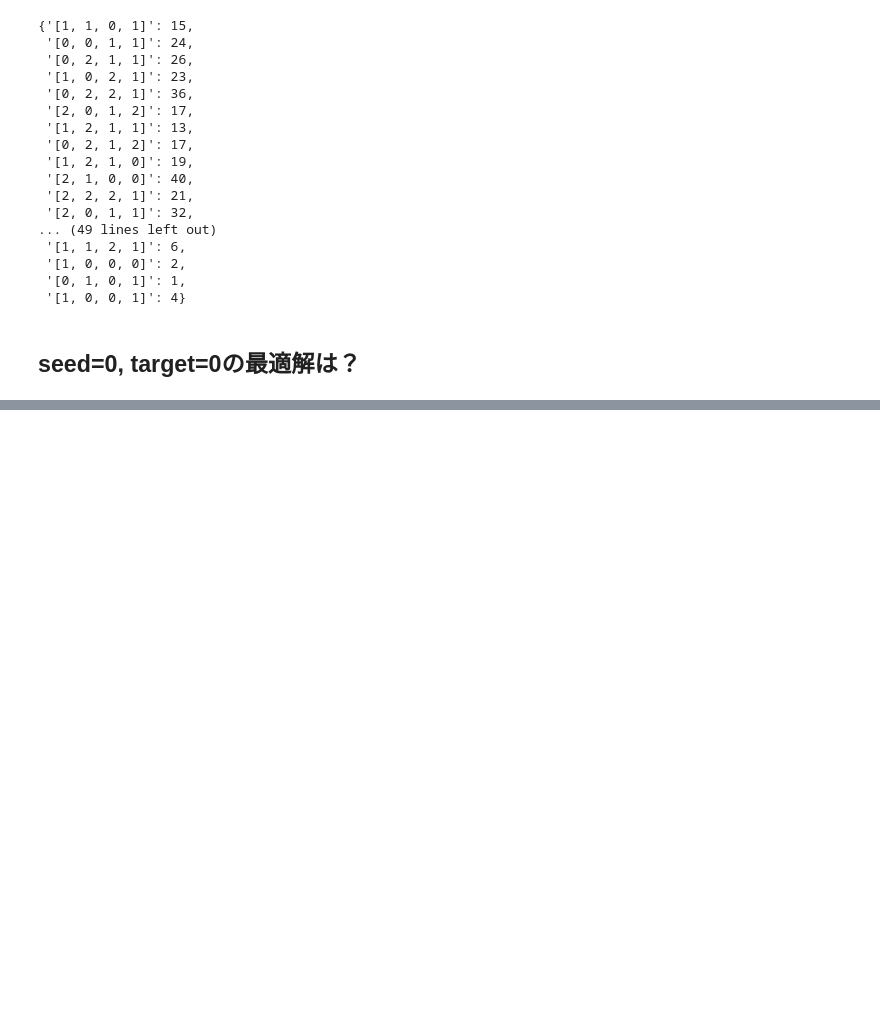
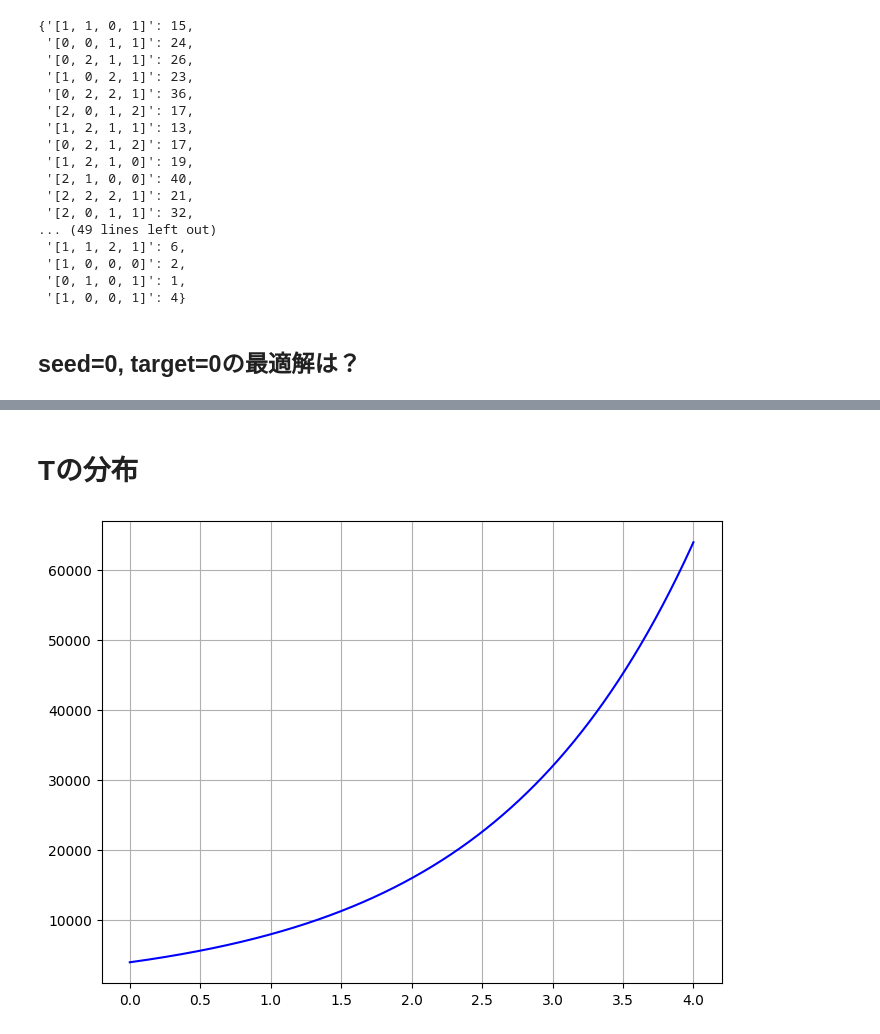
Before and after one commit to takus69/ahc048, a Jupyter notebook: EDA.ipynb, the cells around one changed output, grey strips where cells are left out. Cells and saved outputs as stored; diff of their text form; code cells hidden in the pictures; blank space fills up the shorter version.

```diff
--- a/EDA.ipynb
+++ b/EDA.ipynb
@@ -1047,0 +1443,16 @@ update 絵の具パターン[1, 1, 1, 1, 1, 1, 1, 1], e=0.04137043887246061
+# %% [markdown]
+# Tの分布
+# %%
+# 0から1までの等間隔な値を生成
+samples = np.linspace(0, 4, 1000)
+
+# 対応する値を計算
+values = 4000*(2**samples)
+
+# グラフをプロット
+plt.figure(figsize=(8, 6))
+plt.plot(samples, values, color="blue")
+plt.grid()
+plt.show()
+# %% [output]
+[figure, added]
```
Also changed, not shown: parts of 17 cells of this notebook, 2 other files.
